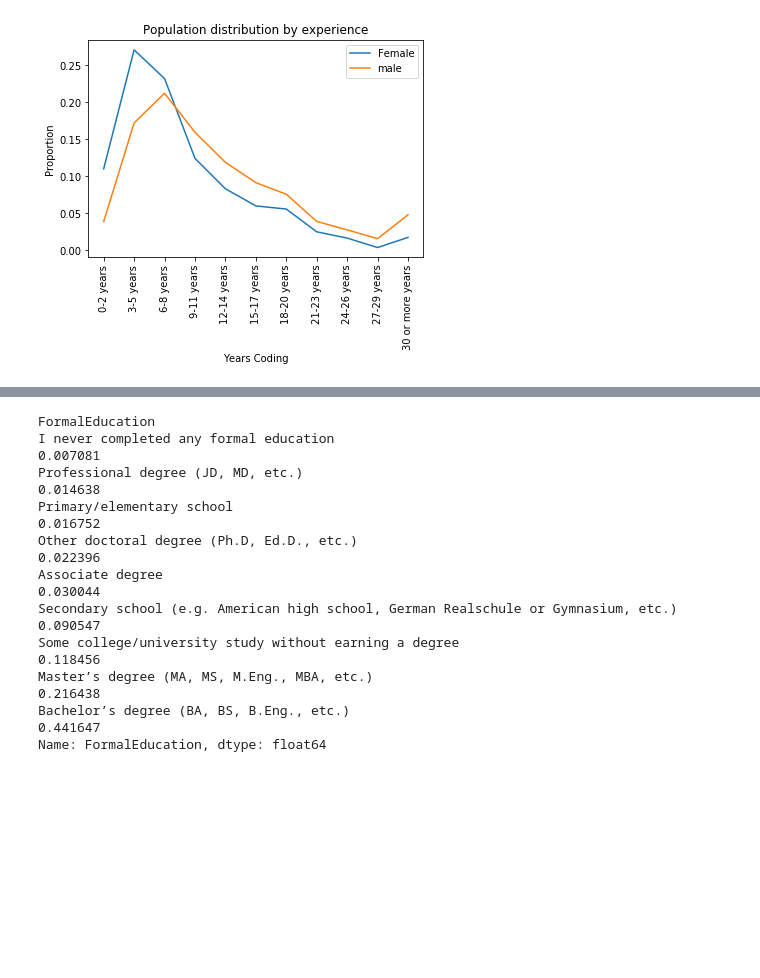
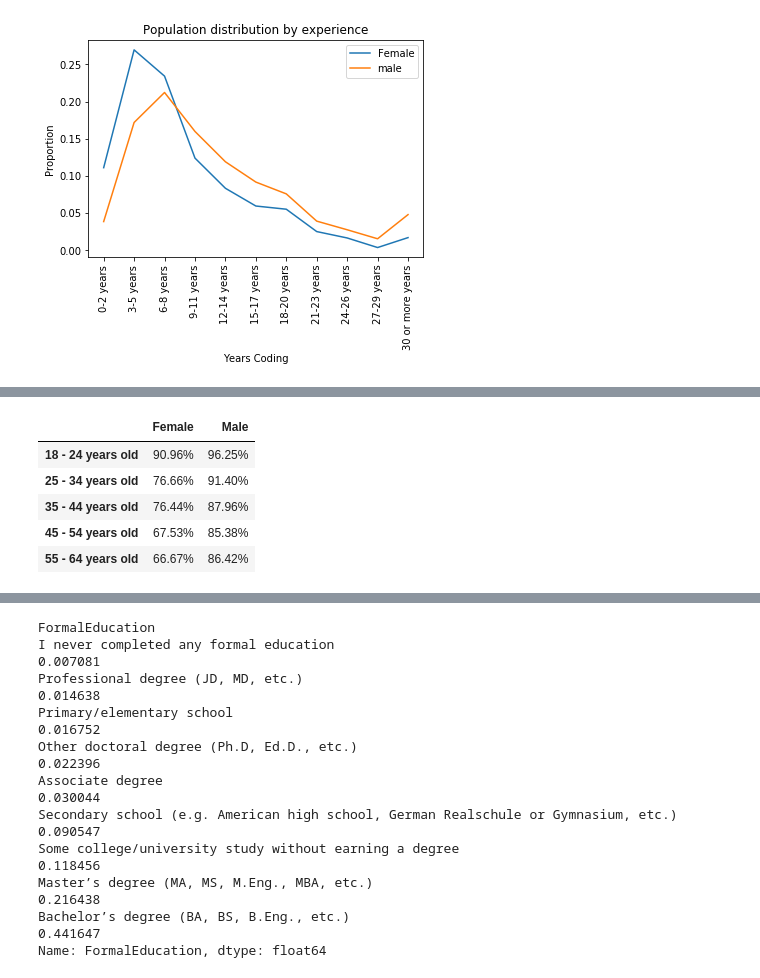
Before and after one commit to dltheobald-Deloitte/GenderGapAnalysis, a Jupyter notebook: Blog_prep.ipynb, the cells around one changed output, grey strips where cells are left out. Saved outputs shown, nothing was run; the diff lists cells and outputs as text; code cells hidden in the pictures; blank space fills up the shorter version.

```diff
--- a/Blog_prep.ipynb
+++ b/Blog_prep.ipynb
@@ -251,0 +364,27 @@ plt.savefig(os.path.join(os.getcwd(),'Gender_exp_pop_dist.png'),bbox_inches='tig
+# %%
+#Calculating the STEM percentage for __EACH__ age group, by gender
+STEM_count_f = df_female_grad.groupby(['STEM','Age']).STEM.count()['STEM'][working_professionals]
+STEM_count_f_total = df_female_grad.groupby('Age').STEM.count()[working_professionals]
+
+STEM_count_m = df_male_grad.groupby(['STEM','Age']).STEM.count()['STEM'][working_professionals]
+STEM_count_m_total = df_male_grad.groupby('Age').STEM.count()[working_professionals]
+
+STEM_bd_female = STEM_count_f/STEM_count_f_total
+STEM_bd_male = STEM_count_m/STEM_count_m_total
+
+
+#Combining data together into one DataFrame
+df_STEM_bd_2 = pd.concat([pd.DataFrame(list(STEM_bd_female), index = list(STEM_bd_female.index), columns = ['Female']),
+                        pd.DataFrame(list(STEM_bd_male), index = list(STEM_bd_male.index),columns=['Male'])],axis=1)
+
+#Reformatting data into percentages to 2dp.
+df_STEM_bd_2['Female'] = df_STEM_bd_2['Female'].apply(lambda x: "{:.2%}".format(x))
+df_STEM_bd_2['Male'] = df_STEM_bd_2['Male'].apply(lambda x: "{:.2%}".format(x))
+df_STEM_bd_2
+# %% [output]
+|  | Female | Male |
+| 18 - 24 years old | 90.96% | 96.25% |
+| 25 - 34 years old | 76.66% | 91.40% |
+| 35 - 44 years old | 76.44% | 87.96% |
+| 45 - 54 years old | 67.53% | 85.38% |
+| 55 - 64 years old | 66.67% | 86.42% |
```
Also changed, not shown: parts of 19 cells of this notebook, 7 other files.
